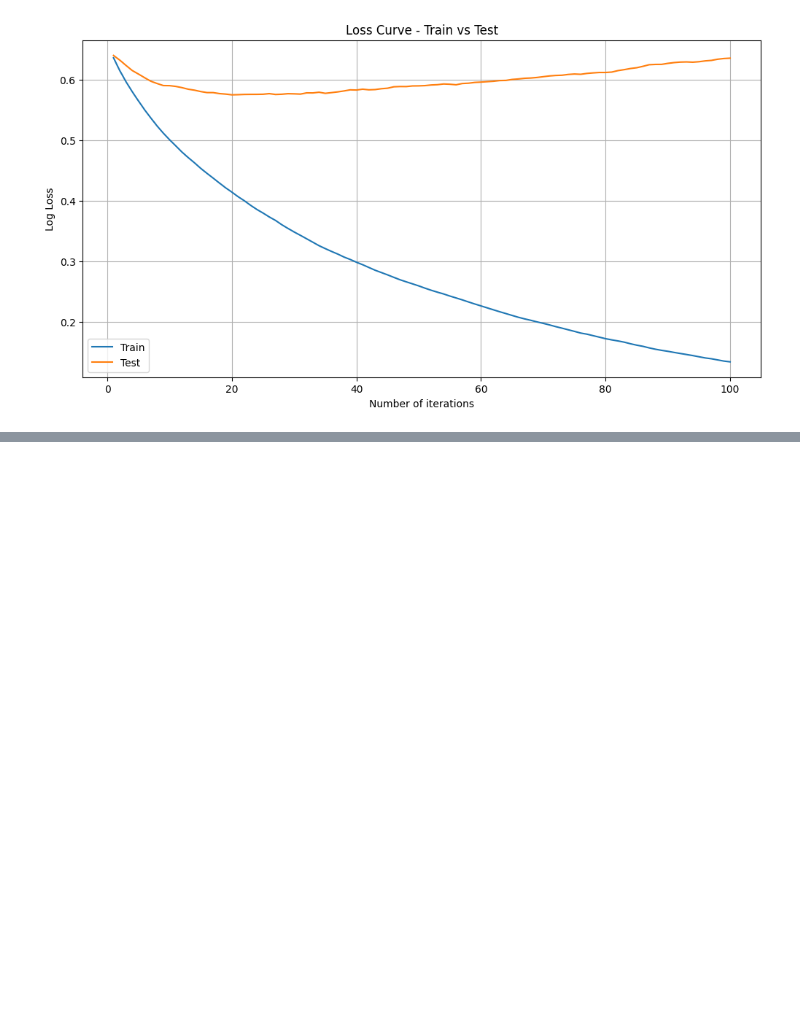
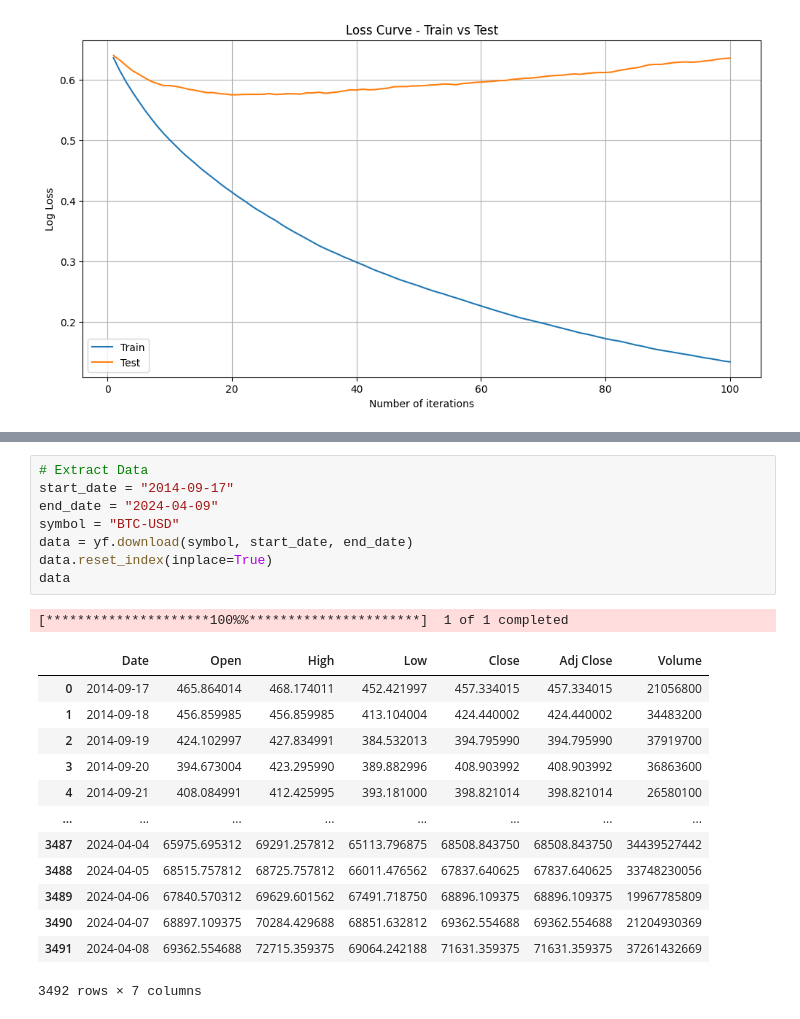
Before and after one commit to dkalenov/ML-Stock-Crypto-Trading, a Jupyter notebook: Bitcoin_Move_Prediction.ipynb, the cells around one changed output, grey strips where cells are left out. Drawn from its saved outputs; the diff is of its cells as text; blank space fills up the shorter version.

```diff
--- a/Bitcoin_Move_Prediction.ipynb
+++ b/Bitcoin_Move_Prediction.ipynb
@@ -1396,0 +1408,23 @@ plt.show()
+# %%
+# Extract Data
+start_date = "2014-09-17"
+end_date = "2024-04-09"
+symbol = "BTC-USD"
+data = yf.download(symbol, start_date, end_date)
+data.reset_index(inplace=True)
+data
+# %% [output]
+[*********************100%%**********************]  1 of 1 completed
+|  | Date | Open | High | Low | Close | Adj Close | Volume |
+| 0 | 2014-09-17 | 465.864014 | 468.174011 | 452.421997 | 457.334015 | 457.334015 | 21056800 |
+| 1 | 2014-09-18 | 456.859985 | 456.859985 | 413.104004 | 424.440002 | 424.440002 | 34483200 |
+| 2 | 2014-09-19 | 424.102997 | 427.834991 | 384.532013 | 394.795990 | 394.795990 | 37919700 |
+| 3 | 2014-09-20 | 394.673004 | 423.295990 | 389.882996 | 408.903992 | 408.903992 | 36863600 |
+| 4 | 2014-09-21 | 408.084991 | 412.425995 | 393.181000 | 398.821014 | 398.821014 | 26580100 |
+| ... | ... | ... | ... | ... | ... | ... | ... |
+| 3487 | 2024-04-04 | 65975.695312 | 69291.257812 | 65113.796875 | 68508.843750 | 68508.843750 | 34439527442 |
+| 3488 | 2024-04-05 | 68515.757812 | 68725.757812 | 66011.476562 | 67837.640625 | 67837.640625 | 33748230056 |
+| 3489 | 2024-04-06 | 67840.570312 | 69629.601562 | 67491.718750 | 68896.109375 | 68896.109375 | 19967785809 |
+| 3490 | 2024-04-07 | 68897.109375 | 70284.429688 | 68851.632812 | 69362.554688 | 69362.554688 | 21204930369 |
+| 3491 | 2024-04-08 | 69362.554688 | 72715.359375 | 69064.242188 | 71631.359375 | 71631.359375 | 37261432669 |
+3492 rows × 7 columns
```
Also changed, not shown: parts of 48 cells of this notebook.
